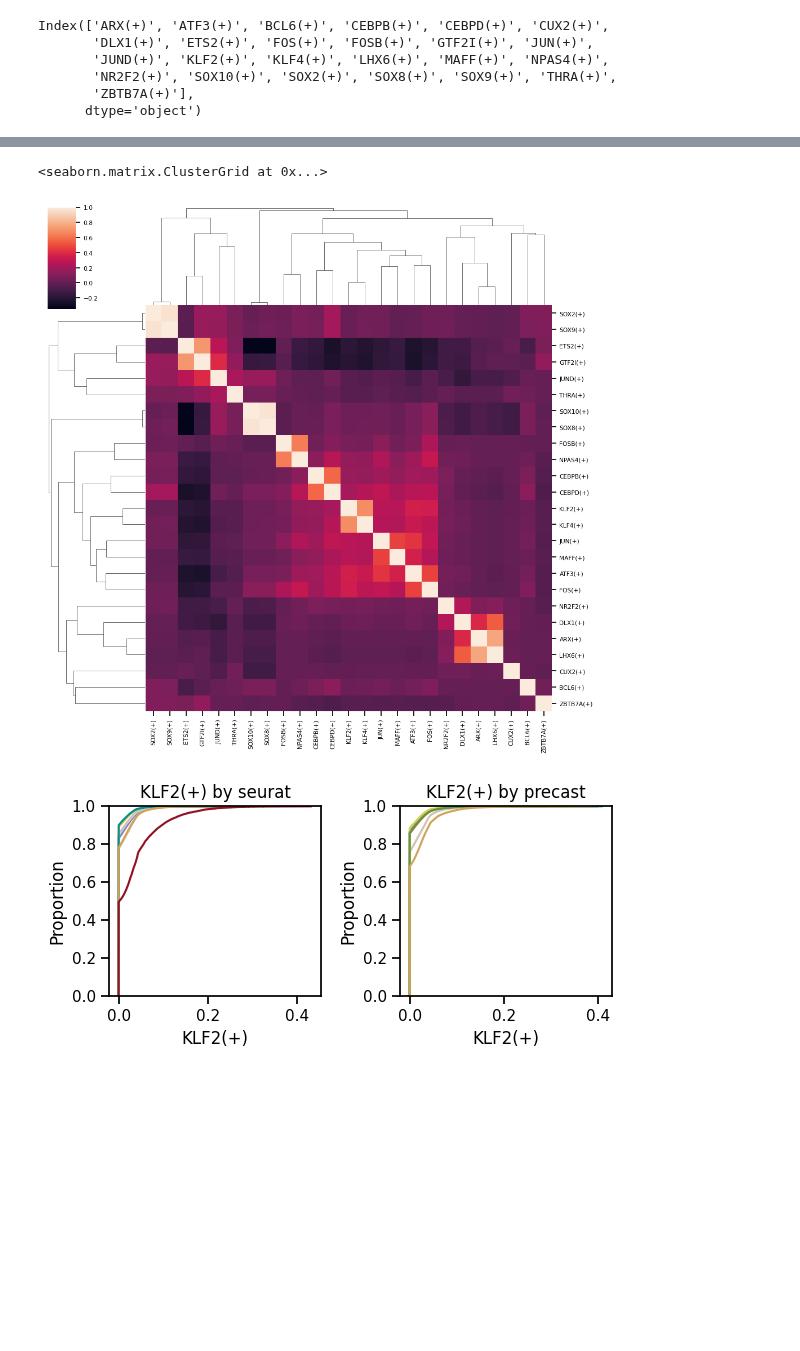
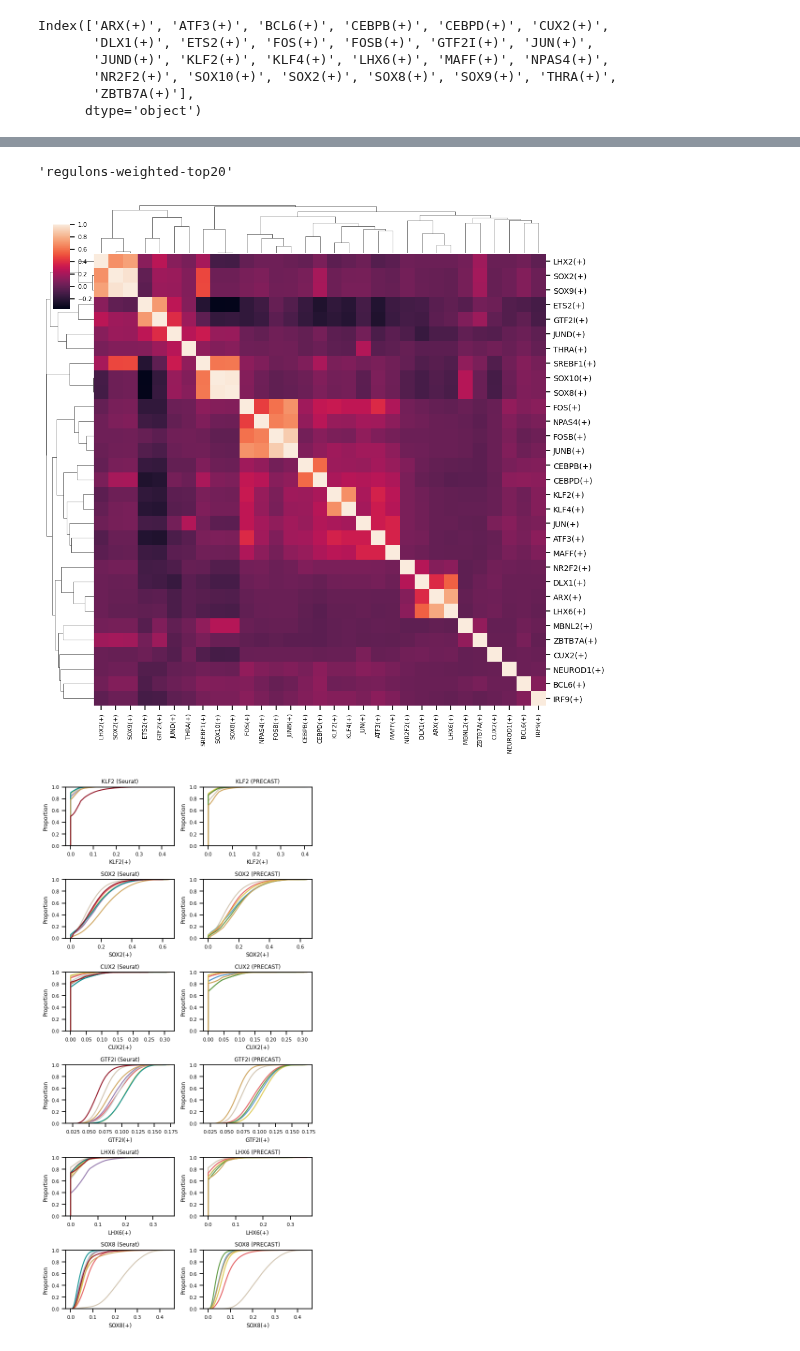
Before and after one commit to LieberInstitute/spatialDLPFC_mdd_bpd, a Jupyter notebook: code/10_SCENIC/08_explore-AUCell-regulons.ipynb, the cells around one changed output, grey strips where cells are left out. Drawn from its saved outputs; the diff is of its cells as text; code cells hidden in the pictures; blank space fills up the shorter version.

```diff
--- a/code/10_SCENIC/08_explore-AUCell-regulons.ipynb
+++ b/code/10_SCENIC/08_explore-AUCell-regulons.ipynb
@@ -9,7 +9,7 @@ import seaborn as sns
 # %%
 pdir = "/dcs04/lieber/marmaypag/spatialDLPFC_mdd_bpd_LIBD4100/spatialDLPFC_mdd_bpd/"
 REGULON_PATH = pdir+"processed-data/10_SCENIC/AUCell_regulons/"
-REGULON_TYPE = "regulons-weighted-top20-refined-filtered"
+REGULON_TYPE = "regulons-weighted-top20"
 # %%
 def extract_aucell(cluster):
 
@@ -169,7 +151,16 @@ corrDF.head()
 # %%
 corrDF.to_csv(pdir+"processed-data/10_SCENIC/spe-n119_13162-no-lowUMI_logcounts_"+REGULON_TYPE+"_AUCell-correlation.csv")
+# %%
+REGULON_TYPE
+# %% [output]
+'regulons-weighted-top20'
 # %%
-sns.clustermap(corrDF)
+hmp = sns.clustermap(corrDF, dendrogram_ratio=.1,
+                    cbar_pos=(0.02, 0.8, 0.03, 0.15))
+hmp.ax_heatmap.set_yticklabels(hmp.ax_heatmap.get_ymajorticklabels(), fontsize = 10)
+
+hmp.figure.savefig(pdir+'plots/10_SCENIC/spe-n119_13162-no-lowUMI_logcounts_'+REGULON_TYPE+'_AUCell-correlation.pdf')
+
+plt.show()
 # %% [output]
-<seaborn.matrix.ClusterGrid at 0x...>
-[figure, old version]
+[figure, new version]
@@ -178,14 +167,53 @@ sns.clustermap(corrDF)
-# %%
-sns.set_context("notebook", font_scale=1)
 # %%
-gene1 = "KLF2(+)" #VASC
+fig, axs = plt.subplots(6, 2, figsize=(6, 12))
 
-fig, ((ax1, ax2)) = plt.subplots(1, 2, figsize=(6, 3))
-sns.ecdfplot(data=joined_all, x=gene1, hue="seurat_label", palette=transfer_bright, legend=False, ax=ax1)
-ax1.set_title(gene1+" by seurat")
-sns.ecdfplot(data=joined_precast, x=gene1, hue="smoothed_k9_1663", palette=smoothed_bright, legend=False, ax=ax2)
-ax2.set_title(gene1+" by precast")
+axs = axs.flatten()
+
+sns.ecdfplot(data=joined_all, x="KLF2(+)", hue="seurat_label", palette=transfer_bright,
+             legend=False, ax=axs[0])
+axs[0].set_title("KLF2 (Seurat)")
+sns.ecdfplot(data=joined_precast, x="KLF2(+)", hue="smoothed_k9_1663", palette=smoothed_bright,
+             legend=False, ax=axs[1])
+axs[1].set_title("KLF2 (PRECAST)")
+
+sns.ecdfplot(data=joined_all, x="SOX2(+)", hue="seurat_label", palette=transfer_bright,
+             legend=False, ax=axs[2])
+axs[2].set_title("SOX2 (Seurat)")
+sns.ecdfplot(data=joined_precast, x="SOX2(+)", hue="smoothed_k9_1663", palette=smoothed_bright,
+             legend=False, ax=axs[3])
+axs[3].set_title("SOX2 (PRECAST)")
+
+sns.ecdfplot(data=joined_all, x="CUX2(+)", hue="seurat_label", palette=transfer_bright,
+             legend=False, ax=axs[4])
+axs[4].set_title("CUX2 (Seurat)")
+sns.ecdfplot(data=joined_precast, x="CUX2(+)", hue="smoothed_k9_1663", palette=smoothed_bright,
+             legend=False, ax=axs[5])
+axs[5].set_title("CUX2 (PRECAST)")
+
+sns.ecdfplot(data=joined_all, x="GTF2I(+)", hue="seurat_label", palette=transfer_bright,
+             legend=False, ax=axs[6])
+axs[6].set_title("GTF2I (Seurat)")
+sns.ecdfplot(data=joined_precast, x="GTF2I(+)", hue="smoothed_k9_1663", palette=smoothed_bright,
+             legend=False, ax=axs[7])
+axs[7].set_title("GTF2I (PRECAST)")
+
+sns.ecdfplot(data=joined_all, x="LHX6(+)", hue="seurat_label", palette=transfer_bright,
+             legend=False, ax=axs[8])
+axs[8].set_title("LHX6 (Seurat)")
+sns.ecdfplot(data=joined_precast, x="LHX6(+)", hue="smoothed_k9_1663", palette=smoothed_bright,
+             legend=False, ax=axs[9])
+axs[9].set_title("LHX6 (PRECAST)")
+
+sns.ecdfplot(data=joined_all, x="SOX8(+)", hue="seurat_label", palette=transfer_bright,
+             legend=False, ax=axs[10])
+axs[10].set_title("SOX8 (Seurat)")
+sns.ecdfplot(data=joined_precast, x="SOX8(+)", hue="smoothed_k9_1663", palette=smoothed_bright,
+             legend=False, ax=axs[11])
+axs[11].set_title("SOX8 (PRECAST)")
 
 plt.tight_layout()
+plt.savefig(pdir+'plots/10_SCENIC/spe-n119_13162-no-lowUMI_logcounts_'+REGULON_TYPE+'_AUCell-layers-ecdf.pdf',
+            bbox_inches='tight')
+plt.show()
 # %% [output]
-[figure, old version]
+[figure, new version]
```
Also changed, not shown: parts of 16 cells of this notebook, 5 other files.
